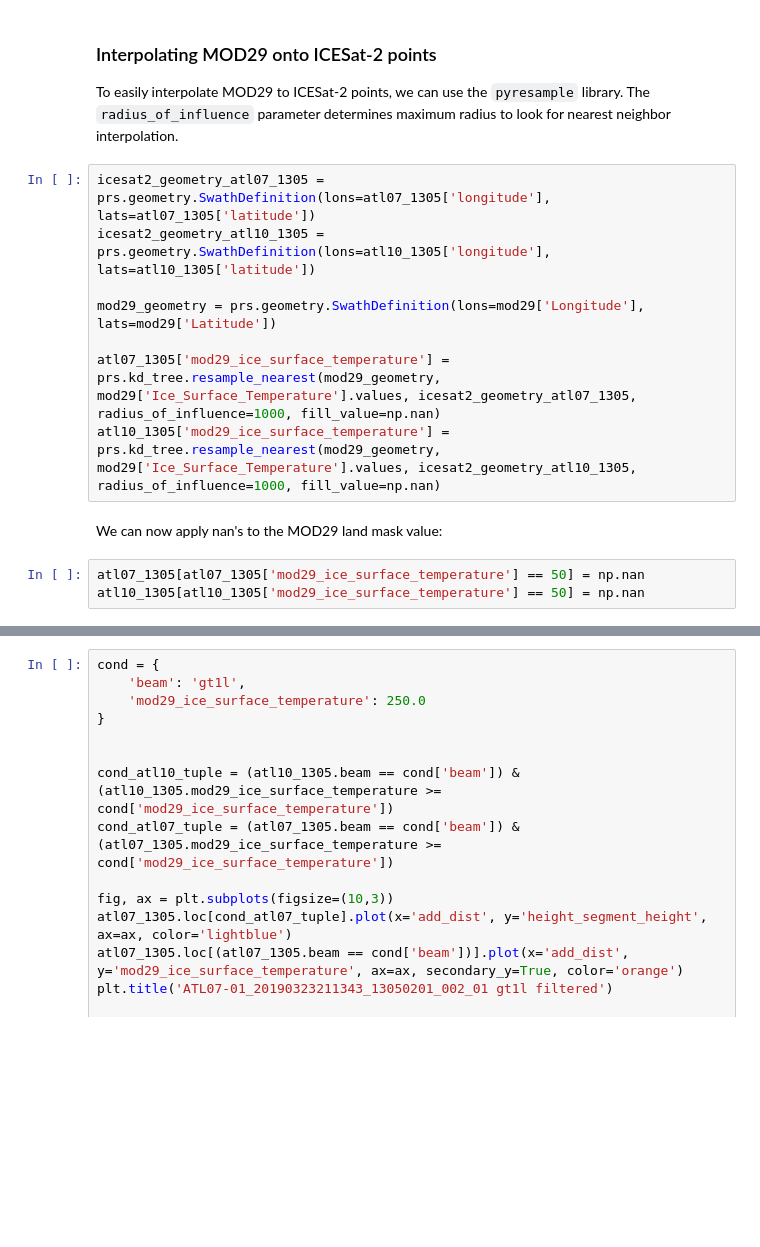
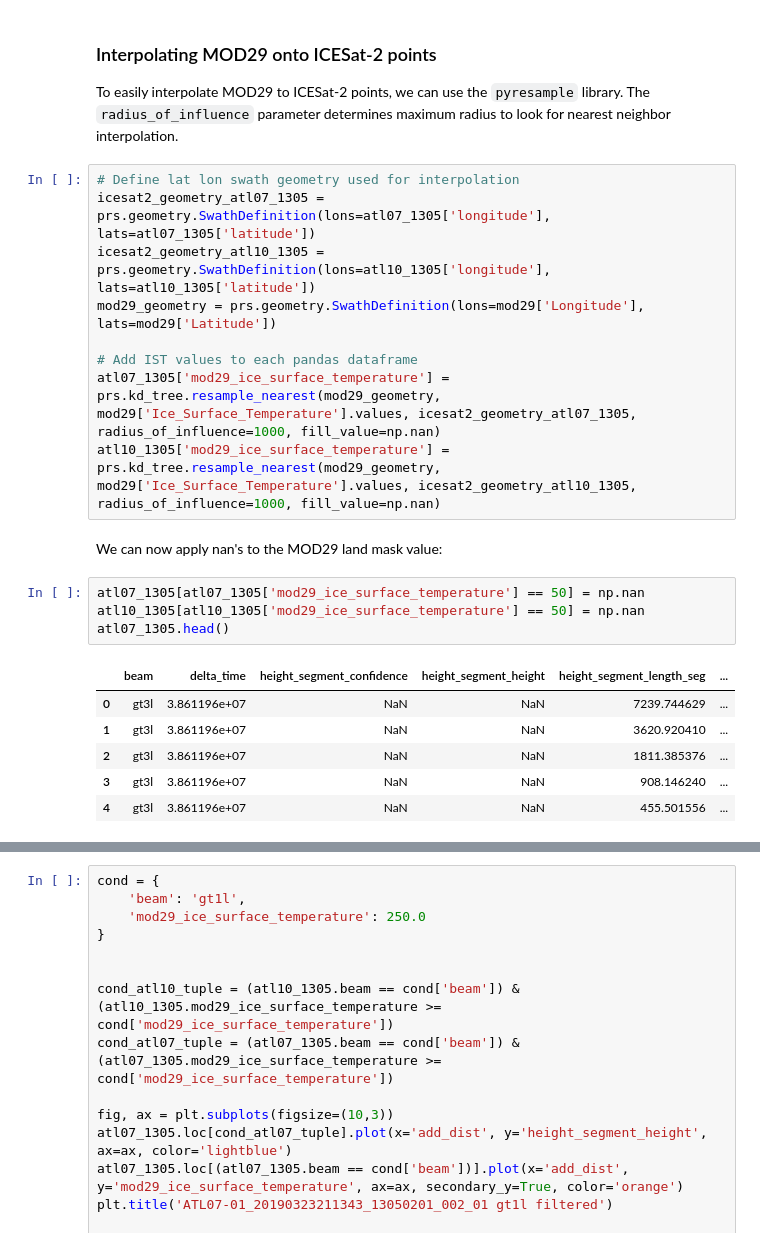
Before and after one commit to nsidc/AGU-2019-NSIDC-Data-Tutorial, a Jupyter notebook: notebooks/Visualize and Analyze Data.ipynb, the cells around one changed output, grey strips where cells are left out. Saved outputs shown, nothing was run; the diff lists cells and outputs as text; blank space fills up the shorter version.

```diff
--- a/notebooks/Visualize and Analyze Data.ipynb
+++ b/notebooks/Visualize and Analyze Data.ipynb
@@ -189,11 +201,12 @@ Now that we've visually inspected height and IST values, let's do some analysis.
 
 To easily interpolate MOD29 to ICESat-2 points, we can use the `pyresample` library. The `radius_of_influence` parameter determines maximum radius to look for nearest neighbor interpolation.
 # %%
+# Define lat lon swath geometry used for interpolation
 icesat2_geometry_atl07_1305 = prs.geometry.SwathDefinition(lons=atl07_1305['longitude'], lats=atl07_1305['latitude'])
 icesat2_geometry_atl10_1305 = prs.geometry.SwathDefinition(lons=atl10_1305['longitude'], lats=atl10_1305['latitude'])
-
 mod29_geometry = prs.geometry.SwathDefinition(lons=mod29['Longitude'], lats=mod29['Latitude'])
 
+# Add IST values to each pandas dataframe
 atl07_1305['mod29_ice_surface_temperature'] = prs.kd_tree.resample_nearest(mod29_geometry, mod29['Ice_Surface_Temperature'].values, icesat2_geometry_atl07_1305, radius_of_influence=1000, fill_value=np.nan)
 atl10_1305['mod29_ice_surface_temperature'] = prs.kd_tree.resample_nearest(mod29_geometry, mod29['Ice_Surface_Temperature'].values, icesat2_geometry_atl10_1305, radius_of_influence=1000, fill_value=np.nan)
 # %% [markdown]
@@ -201,3 +214,11 @@ We can now apply nan's to the MOD29 land mask value:
 # %%
 atl07_1305[atl07_1305['mod29_ice_surface_temperature'] == 50] = np.nan
 atl10_1305[atl10_1305['mod29_ice_surface_temperature'] == 50] = np.nan
+atl07_1305.head()
+# %% [output]
+|  | beam | delta_time | height_segment_confidence | height_segment_height | height_segment_length_seg | ... |
+| 0 | gt3l | 3.861196e+07 | NaN | NaN | 7239.744629 | ... |
+| 1 | gt3l | 3.861196e+07 | NaN | NaN | 3620.920410 | ... |
+| 2 | gt3l | 3.861196e+07 | NaN | NaN | 1811.385376 | ... |
+| 3 | gt3l | 3.861196e+07 | NaN | NaN | 908.146240 | ... |
+| 4 | gt3l | 3.861196e+07 | NaN | NaN | 455.501556 | ... |
```
Also changed, not shown: parts of 23 cells of this notebook, 2 other files.
